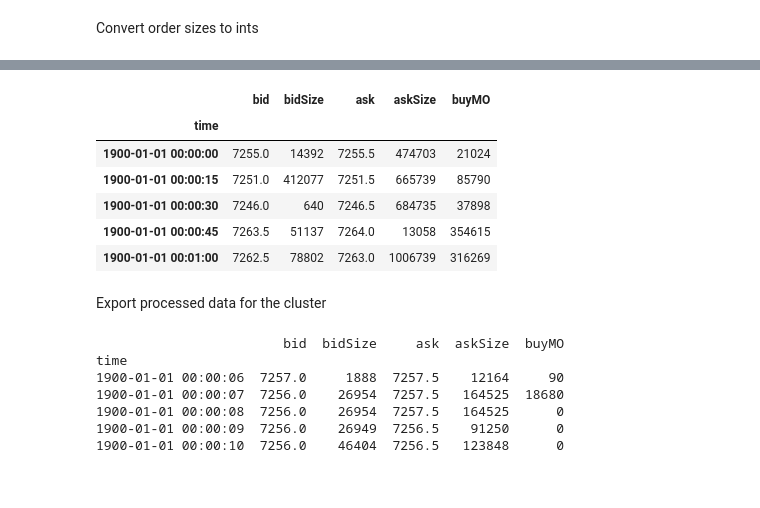
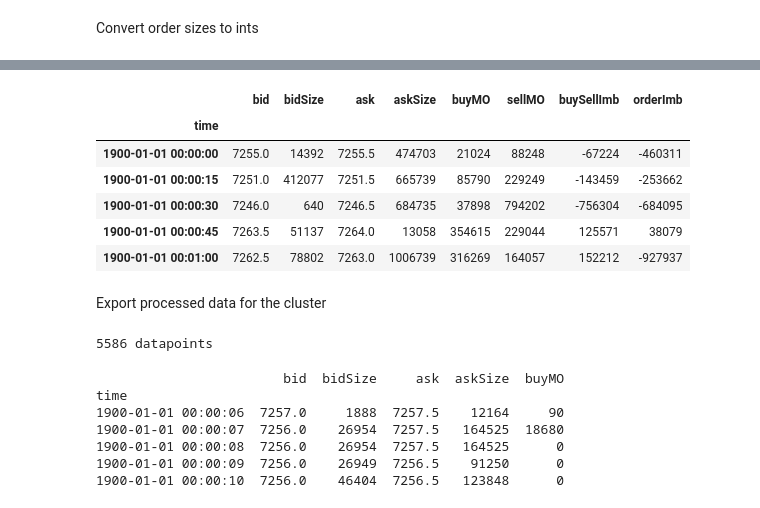
Before and after one commit to Geofffff/OptimalExecution, a Jupyter notebook: thesis_dev.ipynb, the cells around one changed output, grey strips where cells are left out. Drawn from its saved outputs; the diff is of its cells as text; code cells hidden in the pictures.

```diff
--- a/thesis_dev.ipynb
+++ b/thesis_dev.ipynb
@@ -442,11 +442,12 @@ df_trades["side"] = df_trades["side"].astype(str)
 #print(df_trades[df_trades["side"] == "b'Sell'"].head())
 # %%
 df_trades["side"] = df_trades["side"].astype(str)
-df_trades_B = df_trades[df_trades["side"] == "b'Buy'"]
+#df_trades_B = df_trades[df_trades["side"] == "b'Buy'"]
 grouped = df.groupby([pd.Grouper(freq='15S')])
 result = grouped.last()
-grouped_t = df_trades_B.groupby([pd.Grouper(freq='15S')])
+grouped_t = df_trades.groupby([pd.Grouper(freq='15S'),"side"])
 result_t = grouped_t.sum()
+result_t = result_t.unstack("side")
 print(df.head())
 print(df_trades.head())
 print(result.head())
@@ -498,8 +500,13 @@ Merge the two dataframes
 # %%
 # Get rid of price from trades
 result_t_S = result_t[["size"]]
+result_t_S.columns = ["buyMO","sellMO"]
+print(result_t_S.head())
 merged = pd.concat([result,result_t_S],axis=1,join="inner")
 #result.merge(result_t_S, how = "left")
-merged.columns = ["bid","bidSize","ask","askSize","buyMO"]
-print(merged[9608:9618])
+merged.columns = ["bid","bidSize","ask","askSize","buyMO","sellMO"]
+merged["buySellImb"] = merged["buyMO"] - merged["sellMO"]
+merged["orderImb"] = merged["bidSize"] - merged["askSize"]
+merged["spread"] = merged["ask"] - merged["bid"]
+print(merged.head())
 # %% [output]
@@ -509,8 +530,7 @@ Index: []
 # %% [markdown]
 Convert order sizes to ints
 # %%
-print(merged.head())
-cols = ['bidSize','askSize','buyMO']
+cols = ['bidSize','askSize','buyMO','sellMO','buySellImb','orderImb']
 merged[cols] = merged[cols].astype(int)
 merged.head()
 # %% [output]
@@ -524,15 +552,18 @@ time
-|  | bid | bidSize | ask | askSize | buyMO |
-| time |  |  |  |  |  |
-| 1900-01-01 00:00:00 | 7255.0 | 14392 | 7255.5 | 474703 | 21024 |
-| 1900-01-01 00:00:15 | 7251.0 | 412077 | 7251.5 | 665739 | 85790 |
-| 1900-01-01 00:00:30 | 7246.0 | 640 | 7246.5 | 684735 | 37898 |
-| 1900-01-01 00:00:45 | 7263.5 | 51137 | 7264.0 | 13058 | 354615 |
-| 1900-01-01 00:01:00 | 7262.5 | 78802 | 7263.0 | 1006739 | 316269 |
+|  | bid | bidSize | ask | askSize | buyMO | sellMO | buySellImb | orderImb |
+| time |  |  |  |  |  |  |  |  |
+| 1900-01-01 00:00:00 | 7255.0 | 14392 | 7255.5 | 474703 | 21024 | 88248 | -67224 | -460311 |
+| 1900-01-01 00:00:15 | 7251.0 | 412077 | 7251.5 | 665739 | 85790 | 229249 | -143459 | -253662 |
+| 1900-01-01 00:00:30 | 7246.0 | 640 | 7246.5 | 684735 | 37898 | 794202 | -756304 | -684095 |
+| 1900-01-01 00:00:45 | 7263.5 | 51137 | 7264.0 | 13058 | 354615 | 229044 | 125571 | 38079 |
+| 1900-01-01 00:01:00 | 7262.5 | 78802 | 7263.0 | 1006739 | 316269 | 164057 | 152212 | -927937 |
 # %% [markdown]
 Export processed data for the cluster
 # %%
 day = 19
-merged.to_csv(f"cluster_data/cluster_BTX_{day}.csv")
+merged.to_csv(f"cluster_data/cluster_BTX_15s_{day}.csv")
+print(len(merged),"data points")
+# %% [output]
+5586 datapoints
 # %%
 merged_copy = pd.read_csv("cluster_data/cluster_BTX_19.csv",index_col = "time",low_memory = False)
 # %%
```
Also changed, not shown: parts of 4 cells of this notebook, 5 other files.
